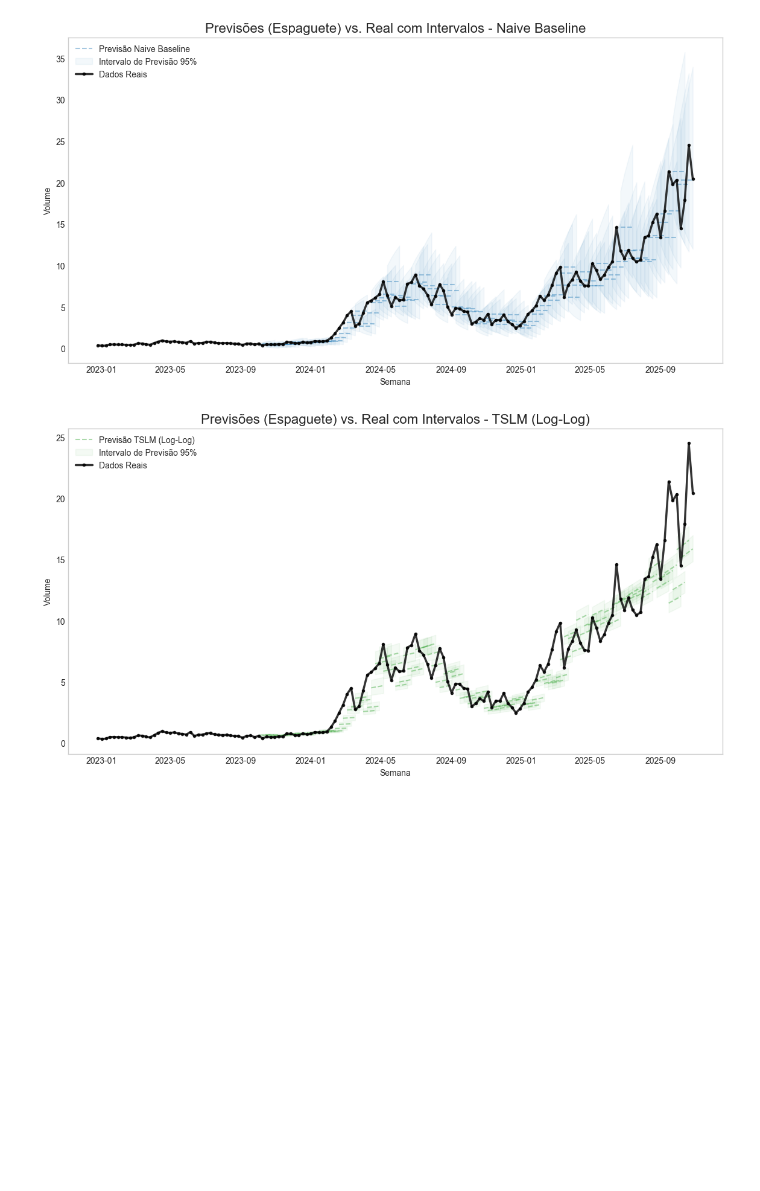
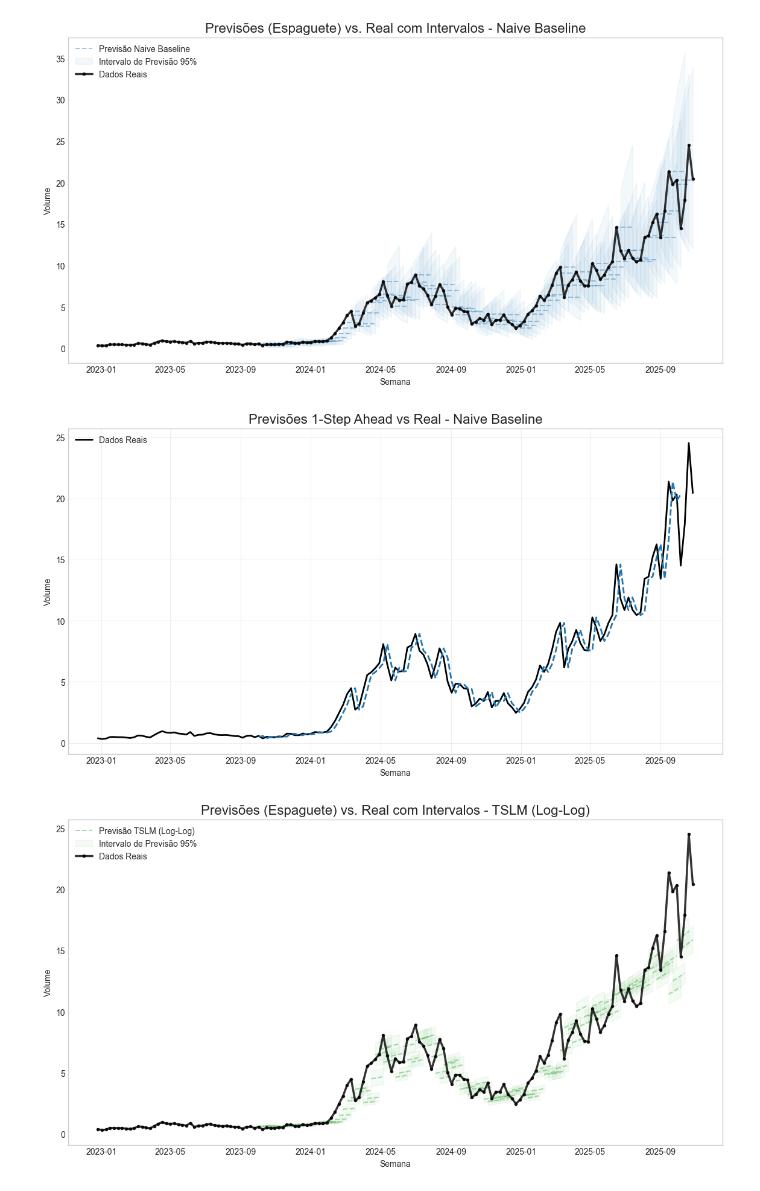
Before and after one commit to kauanmaf/Time-Series-A2, a Jupyter notebook: relatorio.ipynb, the cells around one changed output. Cells and saved outputs as stored; diff of their text form; code cells hidden in the pictures; blank space fills up the shorter version.

```diff
--- a/relatorio.ipynb
+++ b/relatorio.ipynb
@@ -1432,6 +1520,10 @@ metrics_to_plot = [m.name for m in evaluator.metrics]
 viz.plot_spaghetti_with_intervals(results_naive, data, TARGET_COL)
 # %% [output]
 [figure]
+# %%
+viz.plot_one_step_ahead(results_naive, data, TARGET_COL)
+# %% [output]
+[figure, added]
 # %%
 viz.plot_spaghetti_with_intervals(results_tslm, data, TARGET_COL)
 # %% [output]
```
Also changed, not shown: parts of 17 cells of this notebook.
